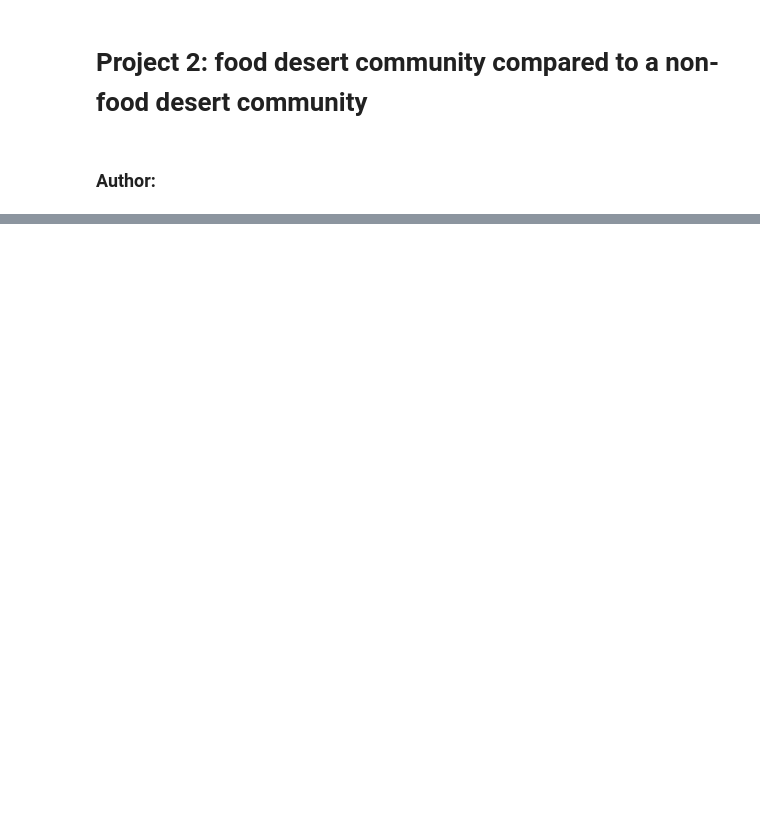
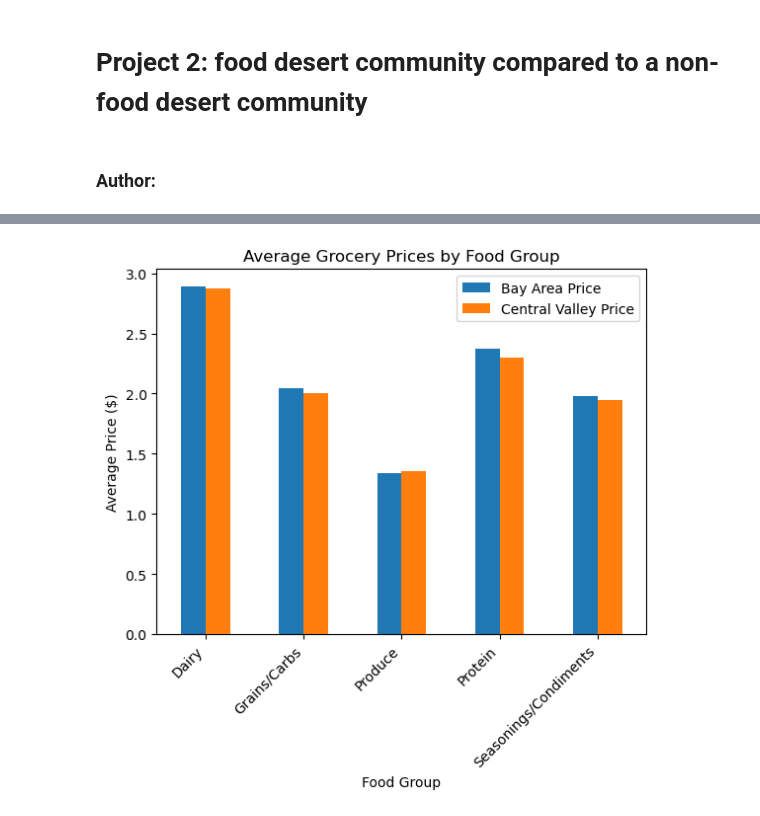
Before and after one commit to yixiaoy09/EEP153_project2, a Jupyter notebook: Code.ipynb, the cells around one changed output, grey strips where cells are left out. Saved outputs shown, nothing was run; the diff lists cells and outputs as text; code cells hidden in the pictures; blank space fills up the shorter version.

Commit message:
added visualization

```diff
--- a/Code.ipynb
+++ b/Code.ipynb
@@ -337,0 +21,2 @@ Sodium           -2049.0441          2300.0
+# %%
+df = pd.read_csv("EEP 153 Project 2 Meal ingredient Prices - Grocery List.csv")
@@ -337,0 +39,15 @@ Sodium           -2049.0441          2300.0
+# %%
+import pandas as pd
+
+# 1) Remove $ and any non-numeric characters (keep digits and decimals), then convert to float
+for col in ["Bay Area Price", "Central Valley Price"]:
+    df[col] = (
+        df[col]
+        .astype(str)
+        .str.replace(r"[^0-9.]", "", regex=True)   # keeps only digits and periods
+        .replace("", pd.NA)
+        .astype(float)
+    )
+
+# sanity check
+df[["Bay Area Price", "Central Valley Price"]].head()
@@ -337,0 +61,3 @@ Sodium           -2049.0441          2300.0
+# %%
+group_avg = df.groupby("Food Group")[["Bay Area Price", "Central Valley Price"]].mean()
+group_avg
@@ -337,0 +72,10 @@ Sodium           -2049.0441          2300.0
+# %%
+import matplotlib.pyplot as plt
+
+group_avg.plot(kind="bar")
+plt.title("Average Grocery Prices by Food Group")
+plt.ylabel("Average Price ($)")
+plt.xticks(rotation=45, ha="right")
+plt.show()
+# %% [output]
+[figure, added]
```
Also changed, not shown: parts of 19 cells of this notebook, 1 other file.
